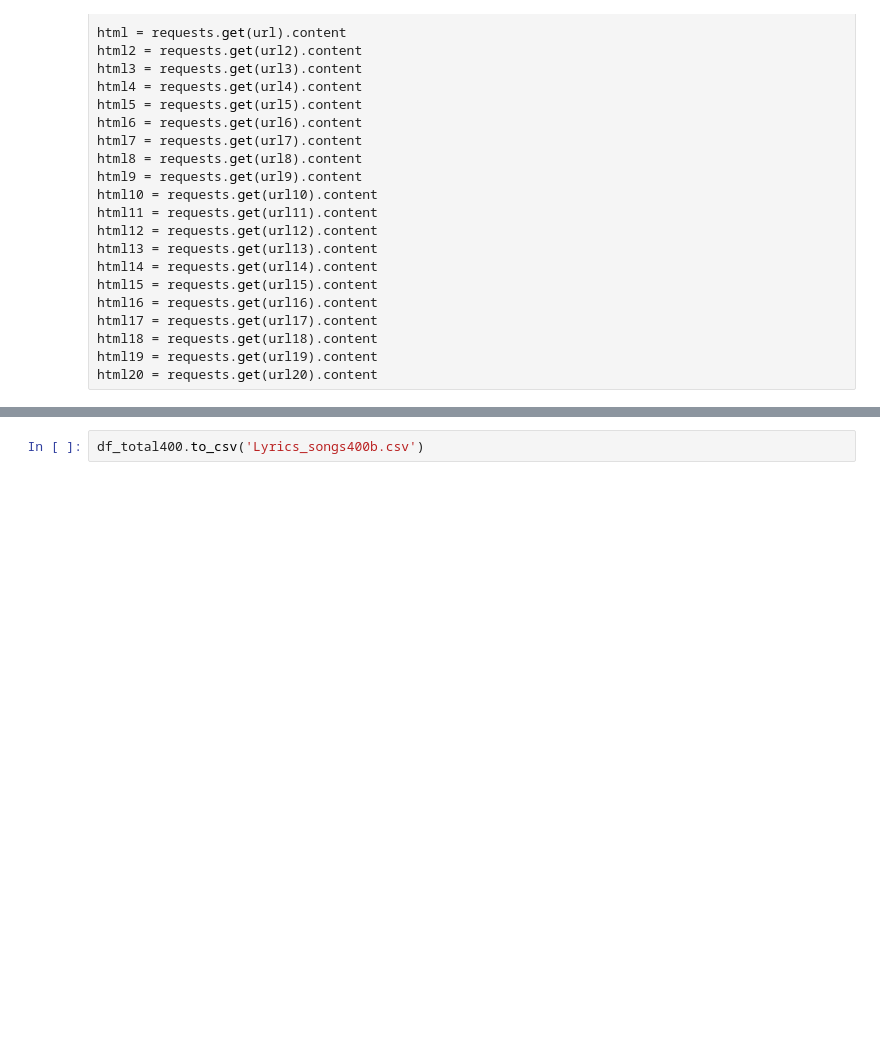
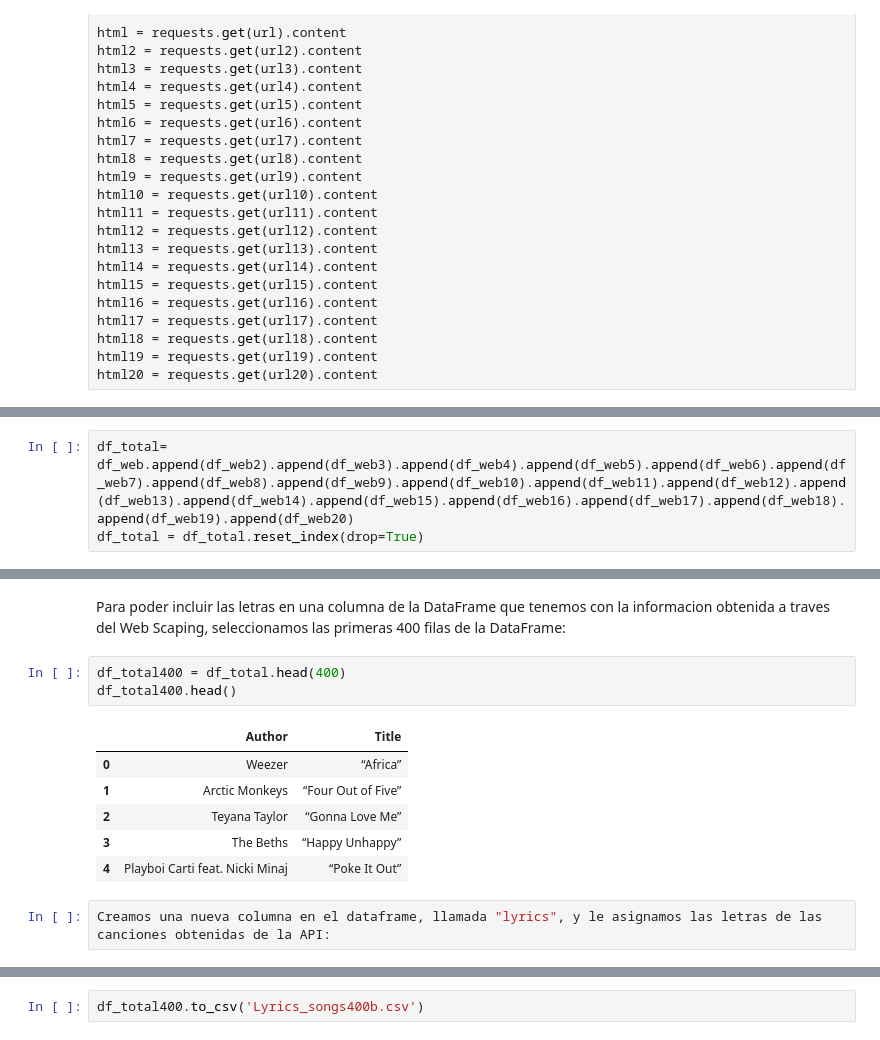
Before and after one commit to LauraRepullo/datamad0119, a Jupyter notebook: module-1/web-project/your-code/Output.ipynb, the cells around one changed output, grey strips where cells are left out. Drawn from its saved outputs; the diff is of its cells as text; blank space fills up the shorter version.

```diff
--- a/module-1/web-project/your-code/Output.ipynb
+++ b/module-1/web-project/your-code/Output.ipynb
@@ -630,0 +471,3 @@ See the caveats in the documentation: http://pandas.pydata.org/pandas-docs/stabl
+# %%
+df_total= df_web.append(df_web2).append(df_web3).append(df_web4).append(df_web5).append(df_web6).append(df_web7).append(df_web8).append(df_web9).append(df_web10).append(df_web11).append(df_web12).append(df_web13).append(df_web14).append(df_web15).append(df_web16).append(df_web17).append(df_web18).append(df_web19).append(df_web20)
+df_total = df_total.reset_index(drop=True)
@@ -630,0 +529,14 @@ See the caveats in the documentation: http://pandas.pydata.org/pandas-docs/stabl
+# %% [markdown]
+   Para poder incluir las letras en una columna de la DataFrame que tenemos con la informacion obtenida a traves del Web Scaping, seleccionamos las primeras 400 filas de la DataFrame:
+# %%
+df_total400 = df_total.head(400)
+df_total400.head()
+# %% [output]
+|  | Author | Title |
+| 0 | Weezer | “Africa” |
+| 1 | Arctic Monkeys | “Four Out of Five” |
+| 2 | Teyana Taylor | “Gonna Love Me” |
+| 3 | The Beths | “Happy Unhappy” |
+| 4 | Playboi Carti feat. Nicki Minaj | “Poke It Out” |
+# %%
+Creamos una nueva columna en el dataframe, llamada "lyrics", y le asignamos las letras de las canciones obtenidas de la API:
```
Also changed, not shown: parts of 44 cells of this notebook, 3 other files.
